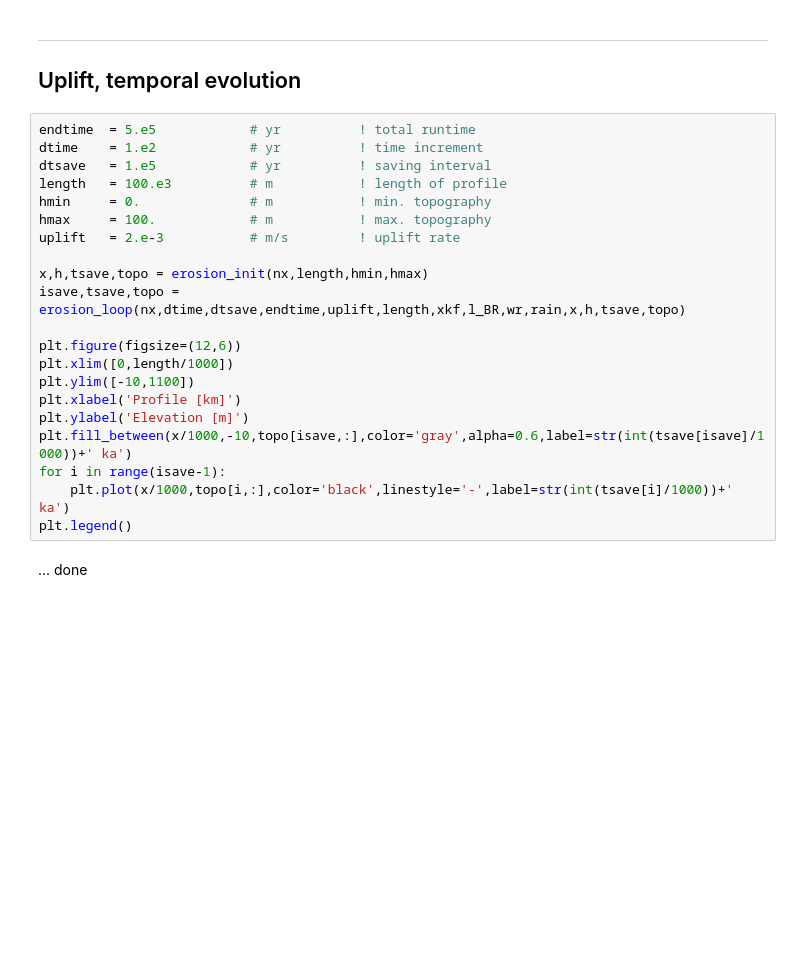
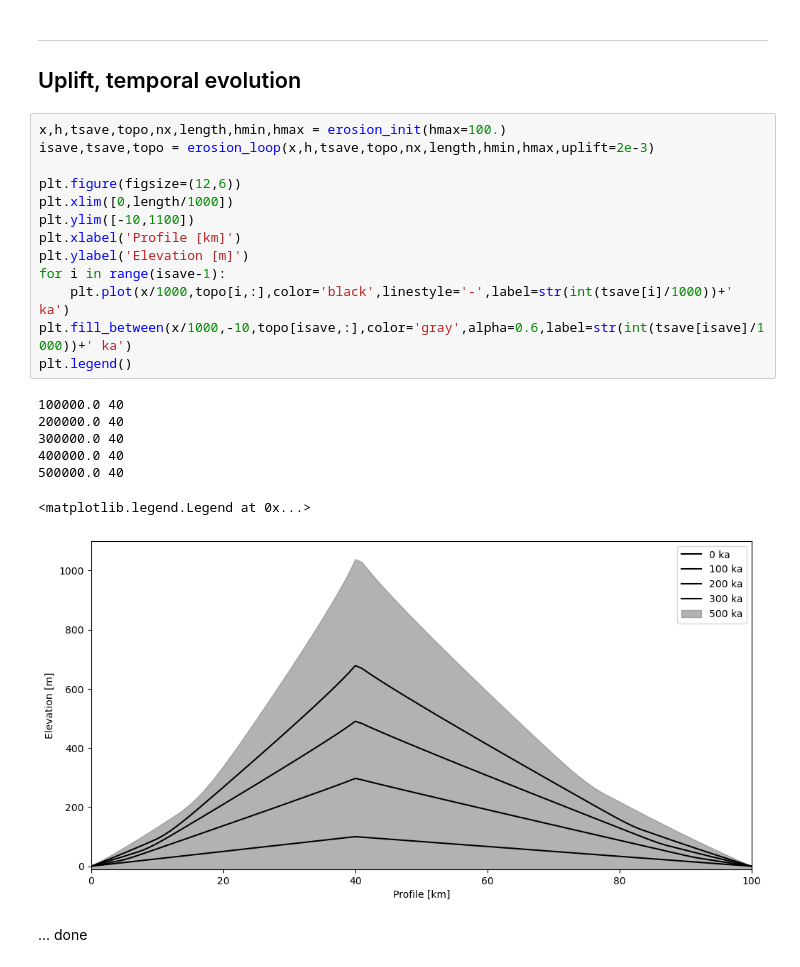
Before and after one commit to georgkaufmann/lecture_iceage, a Jupyter notebook: IceDyn_chap09_erosion1D.ipynb, the cells around one changed output. Saved outputs shown, nothing was run; the diff lists cells and outputs as text; blank space fills up the shorter version.

```diff
--- a/IceDyn_chap09_erosion1D.ipynb
+++ b/IceDyn_chap09_erosion1D.ipynb
@@ -205,25 +228,25 @@ plt.legend()
 ----
 ## Uplift, temporal evolution
 # %%
-endtime  = 5.e5            # yr          ! total runtime
-dtime    = 1.e2            # yr          ! time increment
-dtsave   = 1.e5            # yr          ! saving interval
-length   = 100.e3          # m           ! length of profile
-hmin     = 0.              # m           ! min. topography
-hmax     = 100.            # m           ! max. topography
-uplift   = 2.e-3           # m/s         ! uplift rate
-
-x,h,tsave,topo = erosion_init(nx,length,hmin,hmax)
-isave,tsave,topo = erosion_loop(nx,dtime,dtsave,endtime,uplift,length,xkf,l_BR,wr,rain,x,h,tsave,topo)
+x,h,tsave,topo,nx,length,hmin,hmax = erosion_init(hmax=100.)
+isave,tsave,topo = erosion_loop(x,h,tsave,topo,nx,length,hmin,hmax,uplift=2e-3)
 
 plt.figure(figsize=(12,6))
 plt.xlim([0,length/1000])
 plt.ylim([-10,1100])
 plt.xlabel('Profile [km]')
 plt.ylabel('Elevation [m]')
-plt.fill_between(x/1000,-10,topo[isave,:],color='gray',alpha=0.6,label=str(int(tsave[isave]/1000))+' ka')
 for i in range(isave-1):
     plt.plot(x/1000,topo[i,:],color='black',linestyle='-',label=str(int(tsave[i]/1000))+' ka')
+plt.fill_between(x/1000,-10,topo[isave,:],color='gray',alpha=0.6,label=str(int(tsave[isave]/1000))+' ka')
 plt.legend()
+# %% [output]
+100000.0 40
+200000.0 40
+300000.0 40
+400000.0 40
+500000.0 40
+<matplotlib.legend.Legend at 0x...>
+[figure, added]
 # %% [markdown]
 ... done
```
Also changed, not shown: parts of 11 cells of this notebook, 13 other files.
